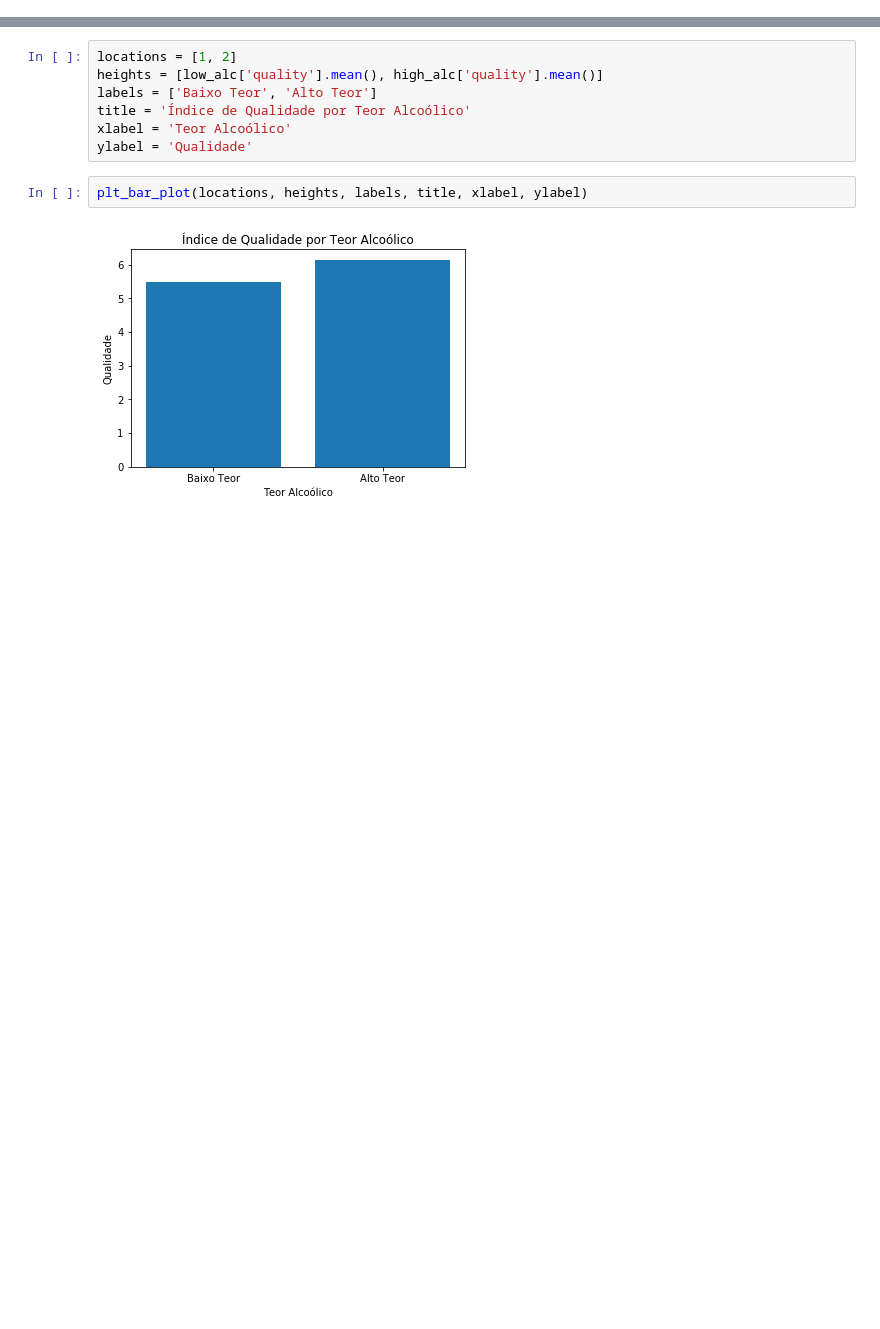
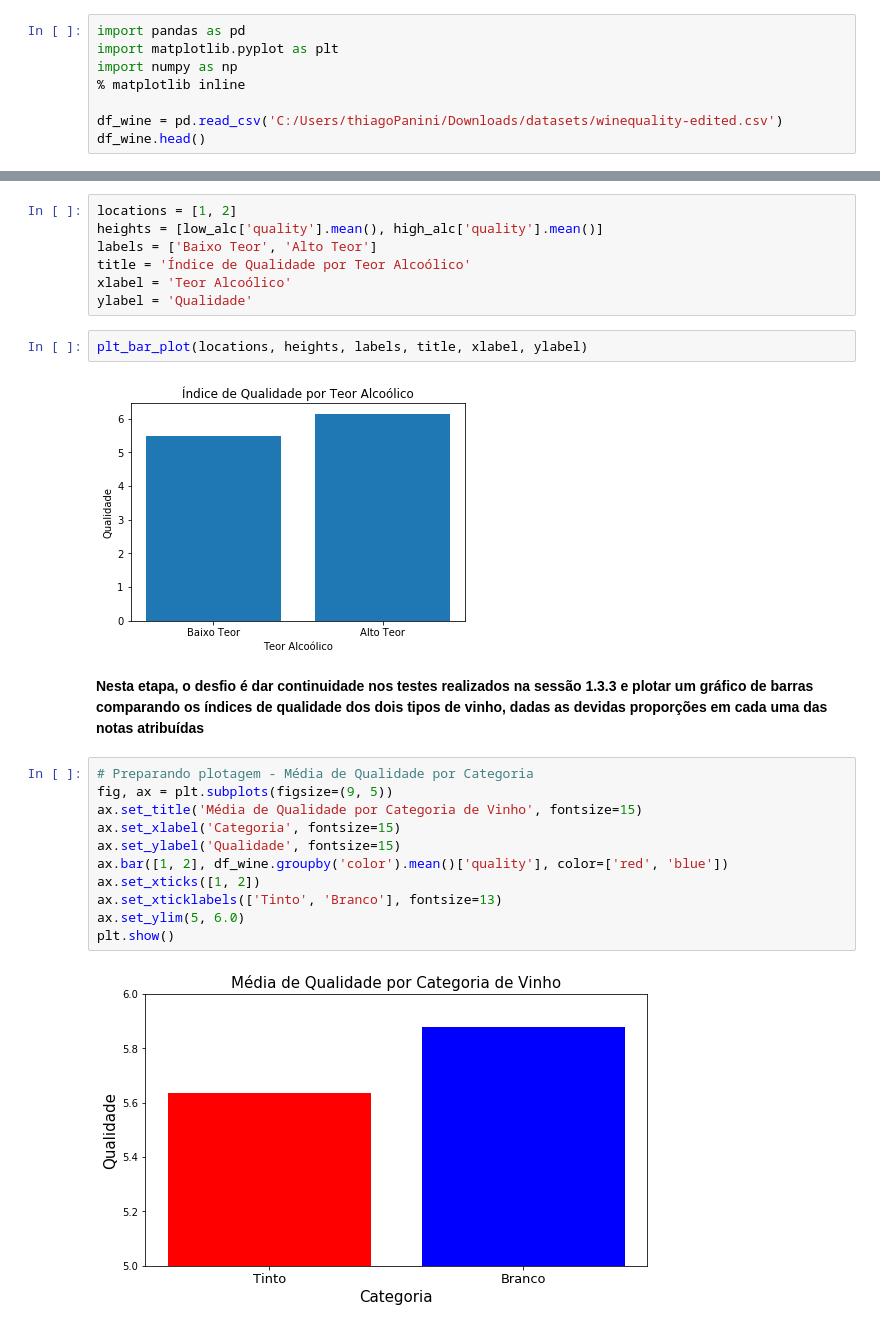
Before and after one commit to RobertoDelamora/data-science-academy, a Jupyter notebook: udacity/fundamentos-data-scientist-I/definitive-toolkit/EDA.ipynb, the cells around one changed output, grey strips where cells are left out. Cells and saved outputs as stored; diff of their text form; blank space fills up the shorter version.

```diff
--- a/udacity/fundamentos-data-scientist-I/definitive-toolkit/EDA.ipynb
+++ b/udacity/fundamentos-data-scientist-I/definitive-toolkit/EDA.ipynb
@@ -1207,3 +1207,11 @@ Níveis de acidez:
 * Moderadamente alto: 25% a 50% dos valores de pH
 * Médio: 50% a 75% dos valores de pH
 * Baixo: 75% ou mais dos valores de pH
+# %%
+import pandas as pd
+import matplotlib.pyplot as plt
+import numpy as np
+% matplotlib inline
+
+df_wine = pd.read_csv('C:/Users/thiagoPanini/Downloads/datasets/winequality-edited.csv')
+df_wine.head()
@@ -1449,3 +1467,18 @@ ylabel = 'Qualidade'
 plt_bar_plot(locations, heights, labels, title, xlabel, ylabel)
 # %% [output]
 [figure]
+# %% [markdown]
+**Nesta etapa, o desfio é dar continuidade nos testes realizados na sessão 1.3.3 e plotar um gráfico de barras comparando os índices de qualidade dos dois tipos de vinho, dadas as devidas proporções em cada uma das notas atribuídas**
+# %%
+# Preparando plotagem - Média de Qualidade por Categoria
+fig, ax = plt.subplots(figsize=(9, 5))
+ax.set_title('Média de Qualidade por Categoria de Vinho', fontsize=15)
+ax.set_xlabel('Categoria', fontsize=15)
+ax.set_ylabel('Qualidade', fontsize=15)
+ax.bar([1, 2], df_wine.groupby('color').mean()['quality'], color=['red', 'blue'])
+ax.set_xticks([1, 2])
+ax.set_xticklabels(['Tinto', 'Branco'], fontsize=13)
+ax.set_ylim(5, 6.0)
+plt.show()
+# %% [output]
+[figure, added]
```
Also changed, not shown: parts of 151 cells of this notebook, 2 other files.
